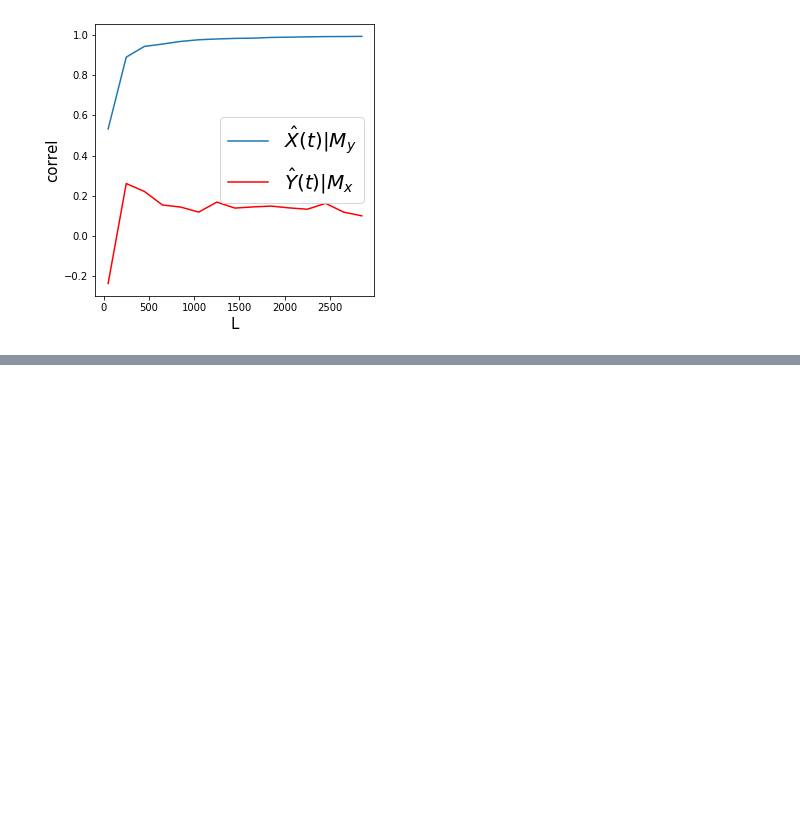
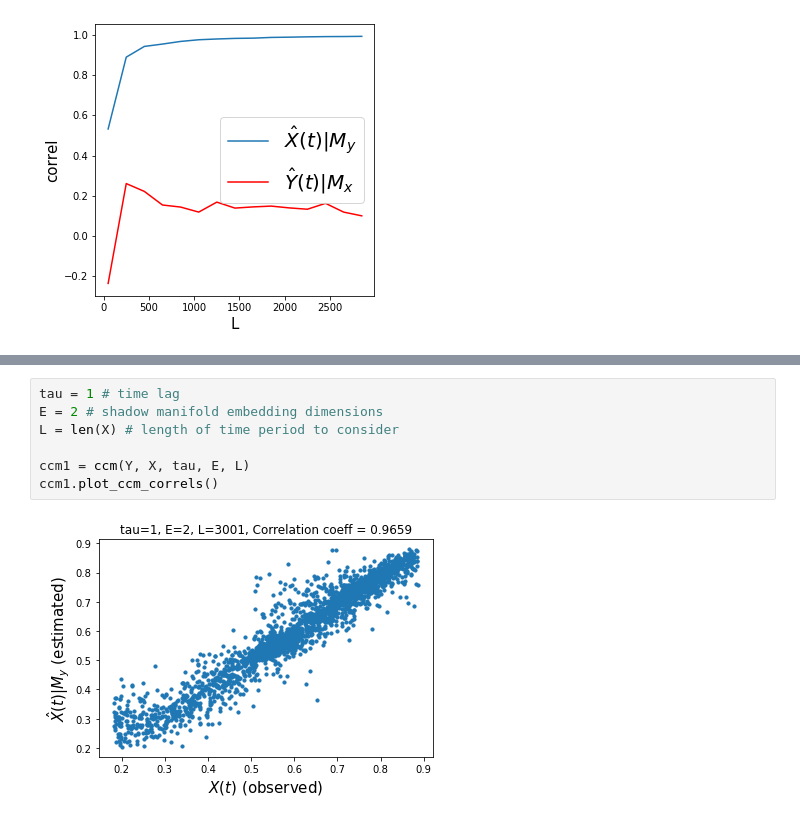
Before and after one commit to PrinceJavier/causal_ccm, a Jupyter notebook: usage_sample.ipynb, the cells around one changed output, grey strips where cells are left out. Saved outputs shown, nothing was run; the diff lists cells and outputs as text; blank space fills up the shorter version.

```diff
--- a/usage_sample.ipynb
+++ b/usage_sample.ipynb
@@ -132,0 +450,9 @@ plt.legend(prop={'size': 20})
+# %%
+tau = 1 # time lag
+E = 2 # shadow manifold embedding dimensions
+L = len(X) # length of time period to consider
+
+ccm1 = ccm(Y, X, tau, E, L)
+ccm1.plot_ccm_correls()
+# %% [output]
+[figure, added]
```
Also changed, not shown: parts of 9 cells of this notebook, 1 other file.
